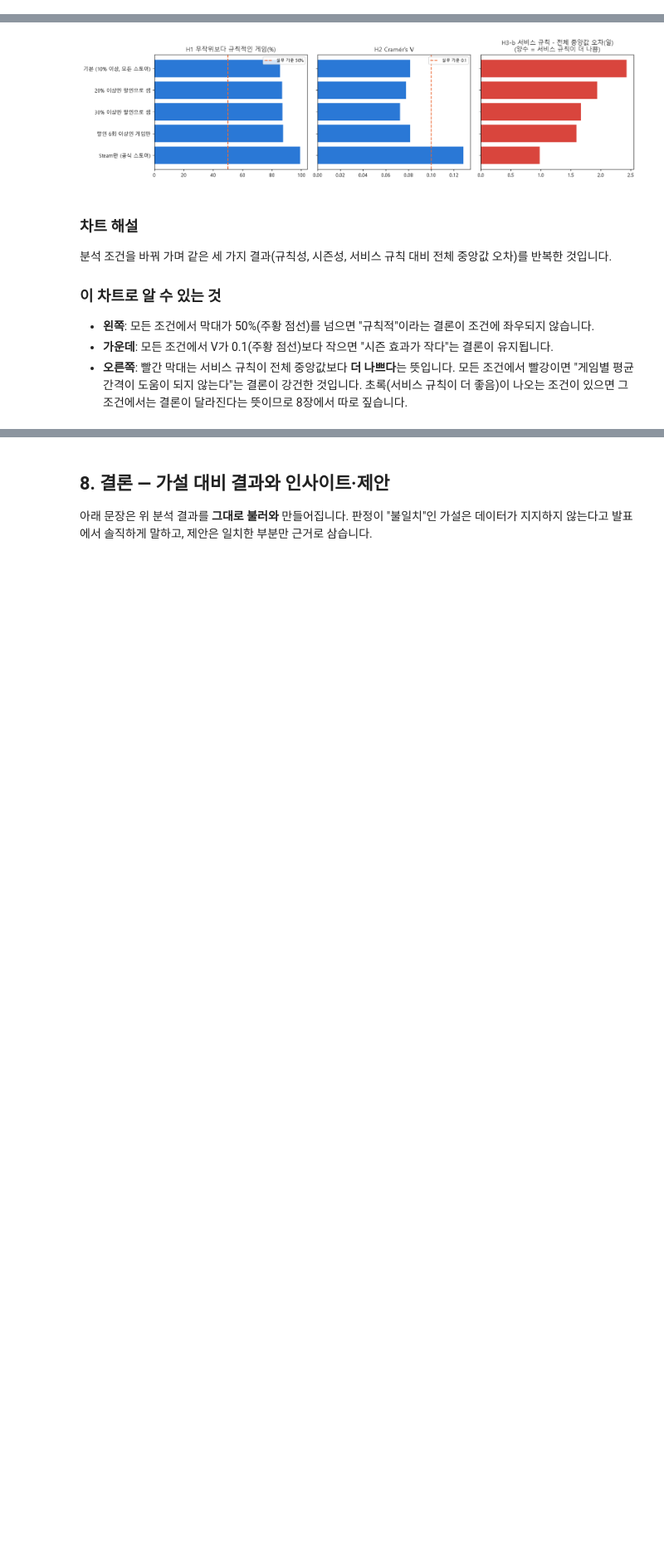
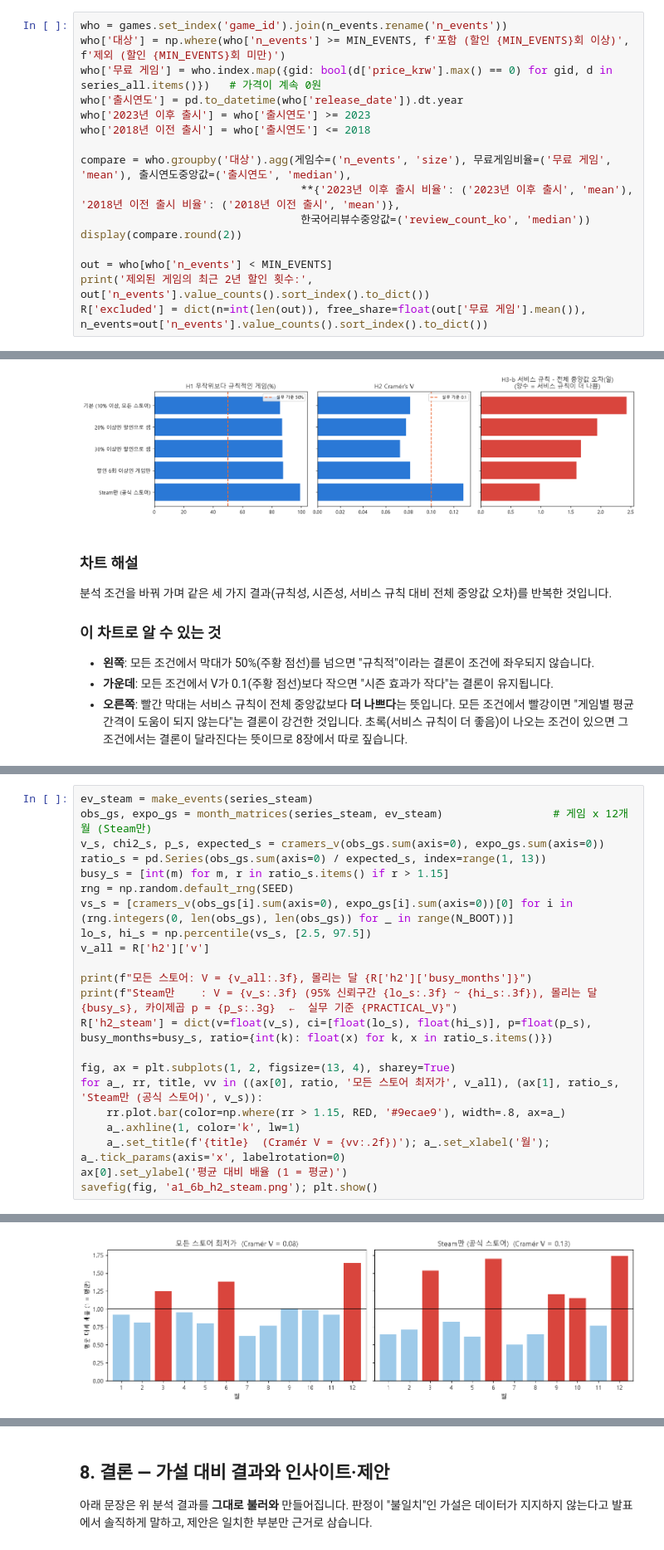
Before and after one commit to jyk222000/game-nuri, a Jupyter notebook: analysis/notebooks/executed/01_A1_할인패턴예측_실행결과.ipynb, the cells around one changed output, grey strips where cells are left out. Shown at 83% size. Saved outputs shown, nothing was run; the diff lists cells and outputs as text; blank space fills up the shorter version.

```diff
--- a/analysis/notebooks/executed/01_A1_할인패턴예측_실행결과.ipynb
+++ b/analysis/notebooks/executed/01_A1_할인패턴예측_실행결과.ipynb
@@ -306,0 +314,16 @@ R['n_games'], R['n_h1_games'] = int(len(series_all)), int(len(gap_df))
+# %%
+who = games.set_index('game_id').join(n_events.rename('n_events'))
+who['대상'] = np.where(who['n_events'] >= MIN_EVENTS, f'포함 (할인 {MIN_EVENTS}회 이상)', f'제외 (할인 {MIN_EVENTS}회 미만)')
+who['무료 게임'] = who.index.map({gid: bool(d['price_krw'].max() == 0) for gid, d in series_all.items()})   # 가격이 계속 0원
+who['출시연도'] = pd.to_datetime(who['release_date']).dt.year
+who['2023년 이후 출시'] = who['출시연도'] >= 2023
+who['2018년 이전 출시'] = who['출시연도'] <= 2018
+
+compare = who.groupby('대상').agg(게임수=('n_events', 'size'), 무료게임비율=('무료 게임', 'mean'), 출시연도중앙값=('출시연도', 'median'),
+                                  **{'2023년 이후 출시 비율': ('2023년 이후 출시', 'mean'), '2018년 이전 출시 비율': ('2018년 이전 출시', 'mean')},
+                                  한국어리뷰수중앙값=('review_count_ko', 'median'))
+display(compare.round(2))
+
+out = who[who['n_events'] < MIN_EVENTS]
+print('제외된 게임의 최근 2년 할인 횟수:', out['n_events'].value_counts().sort_index().to_dict())
+R['excluded'] = dict(n=int(len(out)), free_share=float(out['무료 게임'].mean()), n_events=out['n_events'].value_counts().sort_index().to_dict())
@@ -635,0 +711,23 @@ savefig(fig, 'a1_6_robustness.png'); plt.show()
+# %%
+ev_steam = make_events(series_steam)
+obs_gs, expo_gs = month_matrices(series_steam, ev_steam)                 # 게임 x 12개월 (Steam만)
+v_s, chi2_s, p_s, expected_s = cramers_v(obs_gs.sum(axis=0), expo_gs.sum(axis=0))
+ratio_s = pd.Series(obs_gs.sum(axis=0) / expected_s, index=range(1, 13))
+busy_s = [int(m) for m, r in ratio_s.items() if r > 1.15]
+rng = np.random.default_rng(SEED)
+vs_s = [cramers_v(obs_gs[i].sum(axis=0), expo_gs[i].sum(axis=0))[0] for i in (rng.integers(0, len(obs_gs), len(obs_gs)) for _ in range(N_BOOT))]
+lo_s, hi_s = np.percentile(vs_s, [2.5, 97.5])
+v_all = R['h2']['v']
+
+print(f"모든 스토어: V = {v_all:.3f}, 몰리는 달 {R['h2']['busy_months']}")
+print(f"Steam만    : V = {v_s:.3f} (95% 신뢰구간 {lo_s:.3f} ~ {hi_s:.3f}), 몰리는 달 {busy_s}, 카이제곱 p = {p_s:.3g}  ←  실무 기준 {PRACTICAL_V}")
+R['h2_steam'] = dict(v=float(v_s), ci=[float(lo_s), float(hi_s)], p=float(p_s), busy_months=busy_s, ratio={int(k): float(x) for k, x in ratio_s.items()})
+
+fig, ax = plt.subplots(1, 2, figsize=(13, 4), sharey=True)
+for a_, rr, title, vv in ((ax[0], ratio, '모든 스토어 최저가', v_all), (ax[1], ratio_s, 'Steam만 (공식 스토어)', v_s)):
+    rr.plot.bar(color=np.where(rr > 1.15, RED, '#9ecae9'), width=.8, ax=a_)
+    a_.axhline(1, color='k', lw=1)
+    a_.set_title(f'{title}  (Cramér V = {vv:.2f})'); a_.set_xlabel('월'); a_.tick_params(axis='x', labelrotation=0)
+ax[0].set_ylabel('평균 대비 배율 (1 = 평균)')
+savefig(fig, 'a1_6b_h2_steam.png'); plt.show()
+# %% [output]
@@ -635,0 +736 @@ savefig(fig, 'a1_6_robustness.png'); plt.show()
+[figure, added]
```
Also changed, not shown: parts of 31 cells of this notebook, 8 other files.
